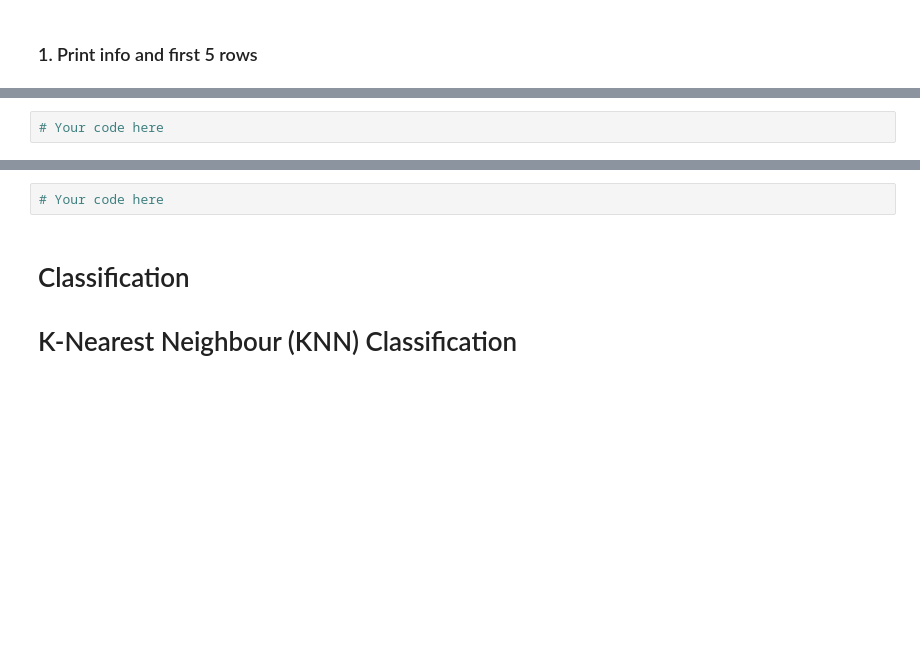
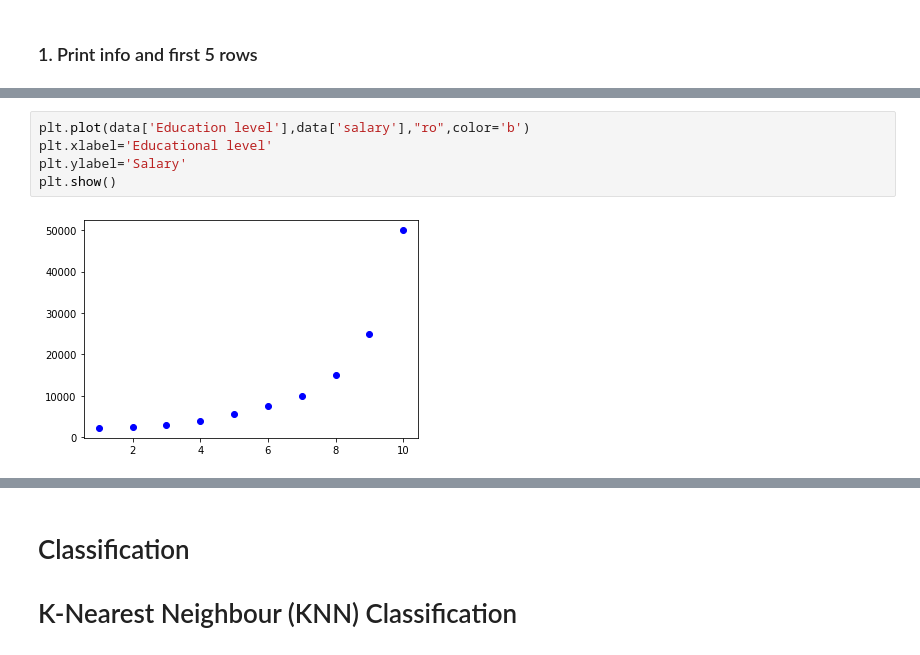
Before and after one commit to Safae-CHERKAOUI/python-for-finance, a Jupyter notebook: day_07/assignments/machine-learning-exercise.ipynb, the cells around one changed output, grey strips where cells are left out. Drawn from its saved outputs; the diff is of its cells as text; blank space fills up the shorter version.

````diff
--- a/day_07/assignments/machine-learning-exercise.ipynb
+++ b/day_07/assignments/machine-learning-exercise.ipynb
@@ -151,8 +215,13 @@ import sklearn
 - Expected output:
 
 ![salary1](../data/salary1.png)
-# %%
-# Your code here
+# %%
+plt.plot(data['Education level'],data['salary'],"ro",color='b')
+plt.xlabel='Educational level'
+plt.ylabel='Salary'
+plt.show()
+# %% [output]
+[figure, added]
 # %% [markdown]
 ### 3. Compute the score using `SVR` model (rbf as kernel), and plot the predicted values
 
@@ -163,8 +232,6 @@ import sklearn
 ```python
 >>> R sq:  0.7513836788854973
 ```
-# %%
-# Your code here
 # %% [markdown]
 # Classification
 <a class="anchor" id="3."></a>
````
Also changed, not shown: parts of 17 cells of this notebook.
